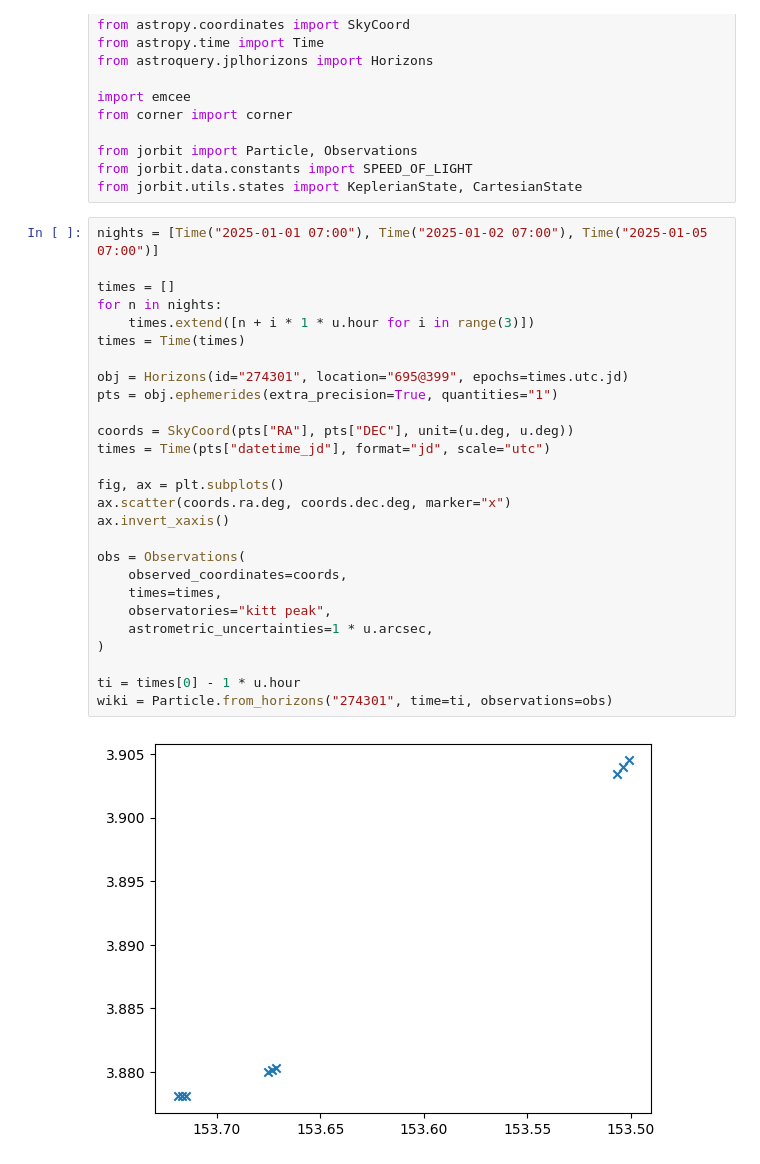
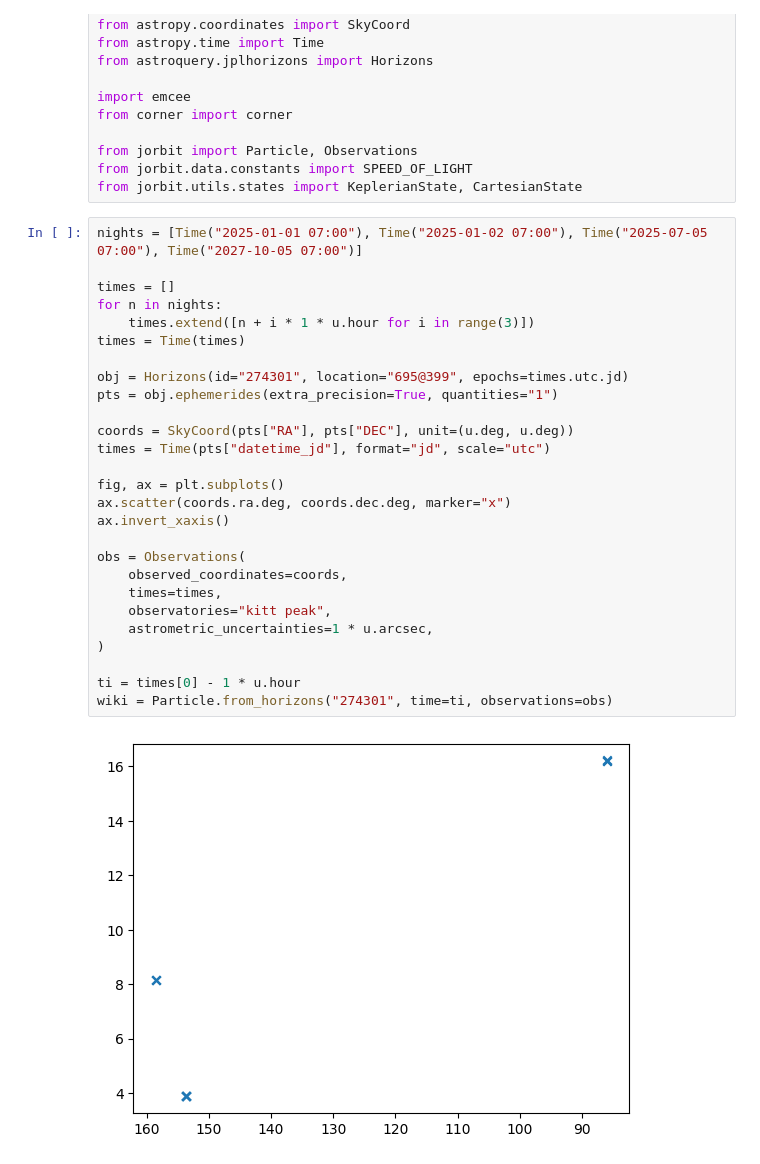
Before and after one commit to ben-cassese/jorbit, a Jupyter notebook: docs/tutorials/mcmc_orbit.ipynb, the cells around one changed output. Drawn from its saved outputs; the diff is of its cells as text.

```diff
--- a/docs/tutorials/mcmc_orbit.ipynb
+++ b/docs/tutorials/mcmc_orbit.ipynb
@@ -19,34 +19,34 @@ from jorbit import Particle, Observations
 from jorbit.data.constants import SPEED_OF_LIGHT
 from jorbit.utils.states import KeplerianState, CartesianState
 # %%
-nights = [Time("2025-01-01 07:00"), Time("2025-01-02 07:00"), Time("2025-01-05 07:00")]
+nights = [Time("2025-01-01 07:00"), Time("2025-01-02 07:00"), Time("2025-07-05 07:00"), Time("2027-10-05 07:00")]
 
 times = []
 for n in nights:
     times.extend([n + i * 1 * u.hour for i in range(3)])
 times = Time(times)
 
 obj = Horizons(id="274301", location="695@399", epochs=times.utc.jd)
 pts = obj.ephemerides(extra_precision=True, quantities="1")
 
 coords = SkyCoord(pts["RA"], pts["DEC"], unit=(u.deg, u.deg))
 times = Time(pts["datetime_jd"], format="jd", scale="utc")
 
 fig, ax = plt.subplots()
 ax.scatter(coords.ra.deg, coords.dec.deg, marker="x")
 ax.invert_xaxis()
 
 obs = Observations(
     observed_coordinates=coords,
     times=times,
     observatories="kitt peak",
     astrometric_uncertainties=1 * u.arcsec,
 )
 
 ti = times[0] - 1 * u.hour
 wiki = Particle.from_horizons("274301", time=ti, observations=obs)
 # %% [output]
-[figure, old version]
+[figure, new version]
 # %%
 @jax.jit
 def loglike(elements_vec):
```
Also changed, not shown: parts of 9 cells of this notebook.
